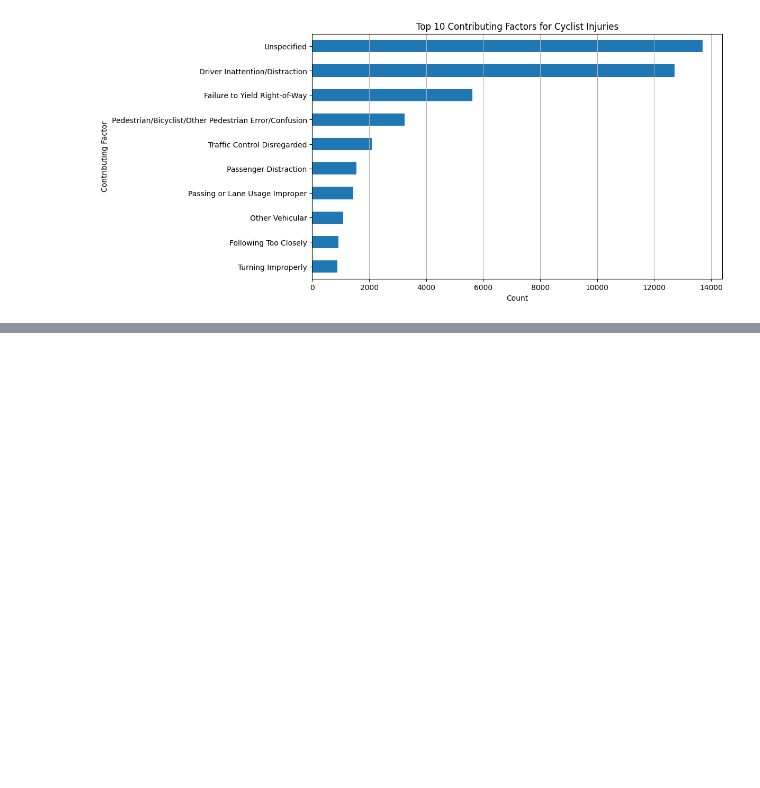
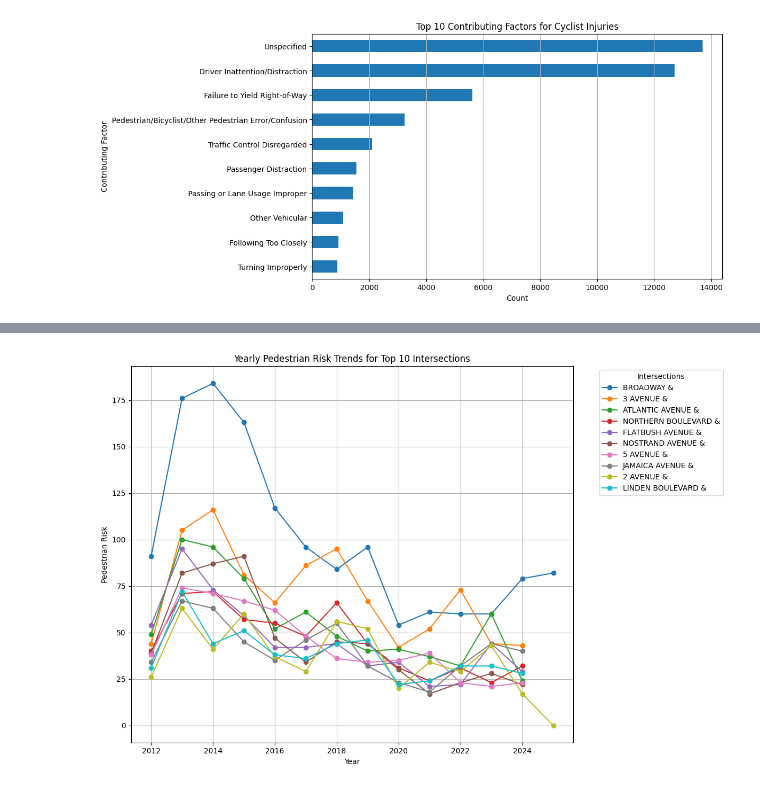
Before and after one commit to harshpp707/NYC_Collision, a Jupyter notebook: EDA.ipynb, the cells around one changed output, grey strips where cells are left out. Saved outputs shown, nothing was run; the diff lists cells and outputs as text; code cells hidden in the pictures; blank space fills up the shorter version.

```diff
--- a/EDA.ipynb
+++ b/EDA.ipynb
@@ -134,0 +189,3 @@ plt.show()
+# %%
+df_valid['pedestrian_risk'] = df_valid['number_of_pedestrians_injured'] + 5*df_valid['number_of_pedestrians_killed']
+df_valid['cyclist_risk'] = df_valid['number_of_cyclist_injured'] + 5*df_valid['number_of_cyclist_killed']
@@ -134,0 +278,25 @@ plt.show()
+# %%
+df_valid['year'] = pd.to_datetime(df_valid['crash_date'], errors='coerce').dt.year
+trends = {}
+for intersection in ped_top10.index:
+    trends[intersection] = (
+        df_valid[df_valid['intersection'] == intersection]
+        .groupby('year')['pedestrian_risk']
+        .sum()
+        .reset_index()
+    )
+# %%
+plt.figure(figsize=(12, 8))
+
+for intersection, trend in trends.items():
+    plt.plot(trend['year'], trend['pedestrian_risk'], marker='o', label=intersection)
+
+plt.title("Yearly Pedestrian Risk Trends for Top 10 Intersections")
+plt.xlabel("Year")
+plt.ylabel("Pedestrian Risk")
+plt.legend(title="Intersections", bbox_to_anchor=(1.05, 1), loc='upper left')
+plt.grid(True)
+plt.tight_layout()
+plt.show()
+# %% [output]
+[figure, added]
```
Also changed, not shown: parts of 25 cells of this notebook.
